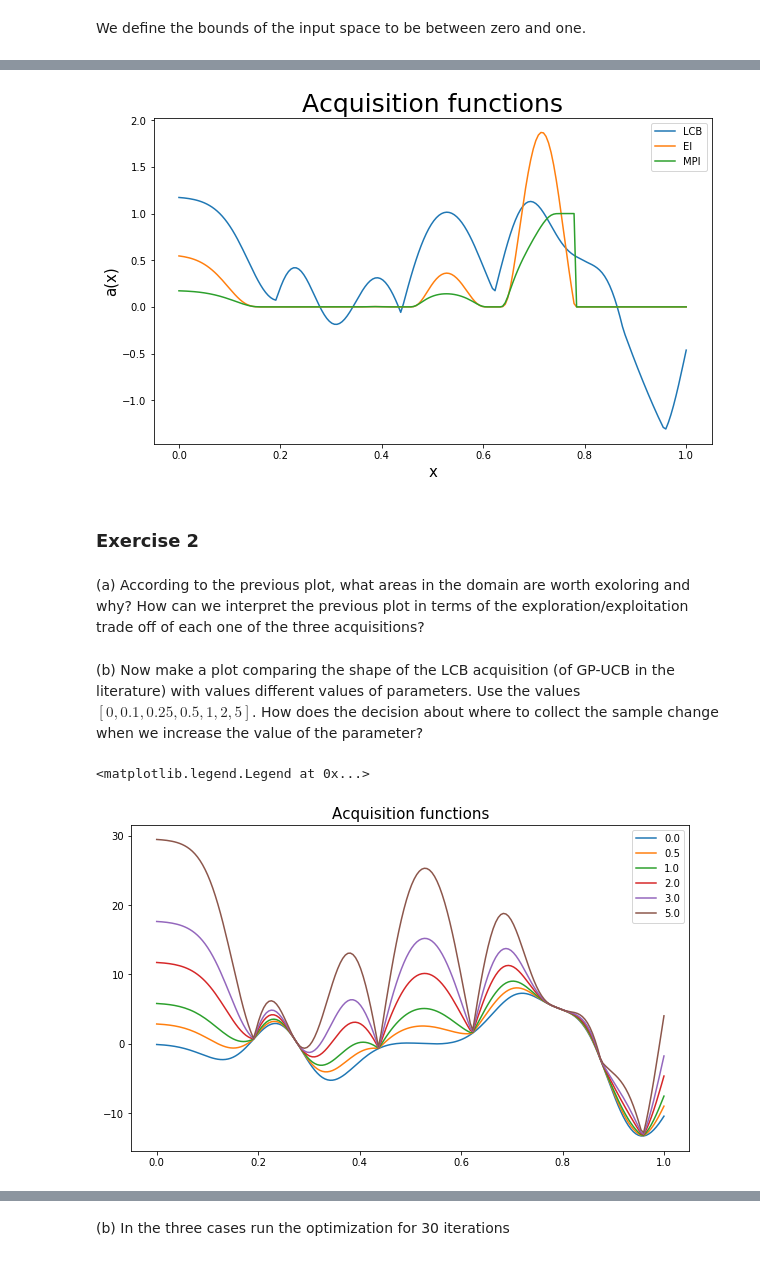
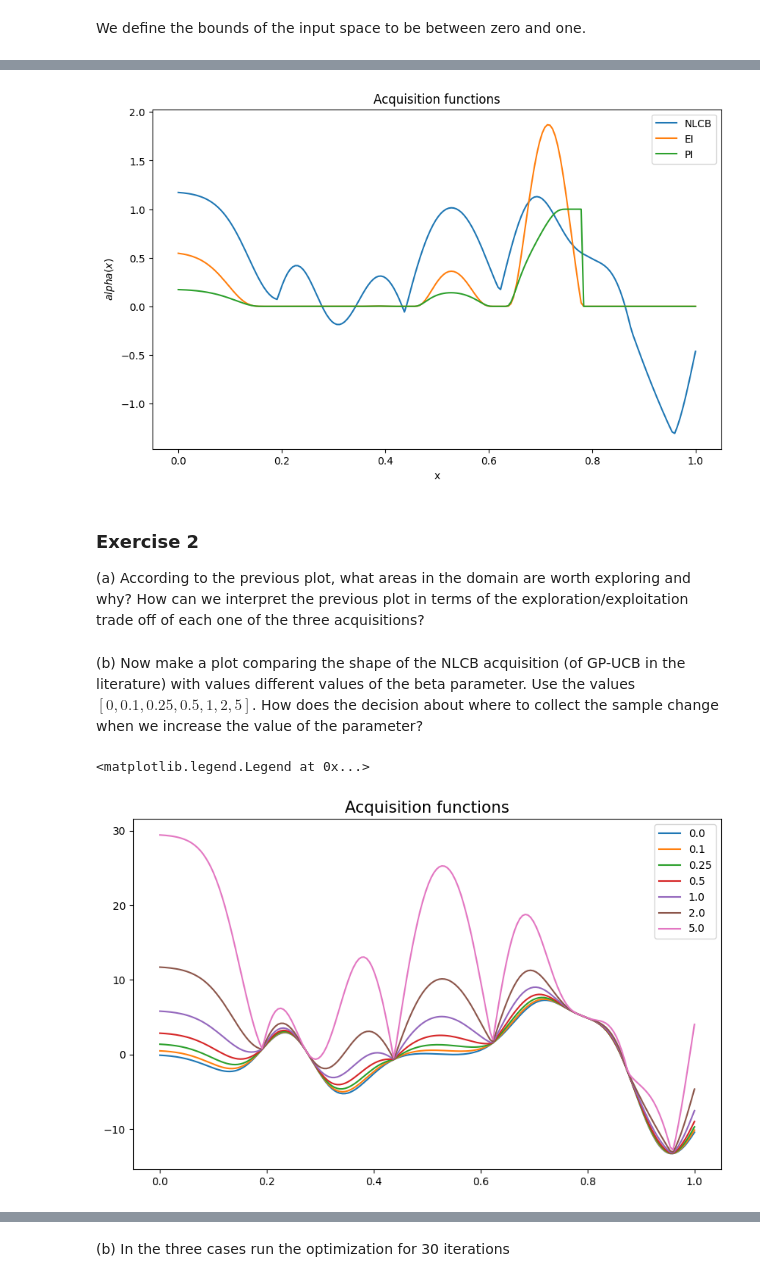
Before and after one commit to gpschool/labs, a Jupyter notebook: answers/lab_3.ipynb, the cells around one changed output, grey strips where cells are left out. Saved outputs shown, nothing was run; the diff lists cells and outputs as text; code cells hidden in the pictures.

```diff
--- a/answers/lab_3.ipynb
+++ b/answers/lab_3.ipynb
@@ -52 +204,6 @@ f_objective = f_sim.f                                         # objective functi
+# %%
+from emukit.test_functions import forrester_function
+
+f_true, bounds = forrester_function()             # true function and parameter space
+f_objective, _ = forrester_function(noise_standard_deviation=.25)        # noisy version, will be used as noisy objective
 # %% [markdown]
@@ -221,7 +427,6 @@ m.plot([0,1])
 
 ## Now we pass this model into a GPyOpt Gaussian process model
 
-from GPyOpt.models import GPModel
-model = GPModel(optimize_restarts=5,verbose=False)
-model.model = m
+from emukit.model_wrappers import GPyModelWrapper
+model = GPyModelWrapper(m, n_restarts=5)
 # %% [output]
@@ -243,5 +444,5 @@ Now we create thee objects, one for each acquisition. The gitter parameter, to b
 # %%
-acq_EI = AcquisitionEI(model,space, jitter = 0)
-acq_LCB = AcquisitionLCB(model,space,exploration_weight = 2)
-acq_MPI = AcquisitionMPI(model,space,jitter = 0)
+acq_EI = ExpectedImprovement(model, jitter=0)
+acq_NLCB = NegativeLowerConfidenceBound(model, beta=2.0)
+acq_PI = ProbabilityOfImprovement(model, jitter=0)
 # %% [markdown]
@@ -250,31 +451,30 @@ The objects acq_EI, acq_LCB, acq_MPI contain the acquisition functions and their
 # Plot the three acquisition functions (factor 0.1 added in in the LCB for visualization)
 X_grid = np.linspace(0,1,200)[:, None]
 plt.figure(figsize=(10,6))
-plt.title('Acquisition functions',size=25)
-plt.plot(X_grid, - 0.1*acq_LCB.acquisition_function(X_grid),label='LCB')
-plt.plot(X_grid, -acq_EI.acquisition_function(X_grid),label='EI')
-plt.plot(X_grid, -acq_MPI.acquisition_function(X_grid),label='MPI')
-plt.xlabel('x',size=15)
-plt.ylabel('a(x)',size=15)
-legend();
+plt.title('Acquisition functions')
+plt.plot(X_grid, 0.1*acq_NLCB.evaluate(X_grid), label='NLCB')
+plt.plot(X_grid, acq_EI.evaluate(X_grid), label='EI')
+plt.plot(X_grid, acq_PI.evaluate(X_grid), label='PI')
+plt.xlabel('x')
+plt.ylabel('$alpha(x)$')
+plt.legend();
 # %% [output]
-[figure, old version]
+[figure, new version]
-# %% [markdown]
-### Exercise 2
 # %% [markdown]
-(a) According to the previous plot, what areas in the domain are worth exoloring and why? How can we interpret the previous plot in terms of the exploration/exploitation trade off of each one of the three acquisitions?
+### Exercise 2
+
+(a) According to the previous plot, what areas in the domain are worth exploring and why? How can we interpret the previous plot in terms of the exploration/exploitation trade off of each one of the three acquisitions?
 # %% [markdown]
-(b) Now make a plot comparing the shape of the LCB acquisition (of GP-UCB in the literature) with values different values of parameters. Use the values $[0,0.1,0.25,0.5,1,2,5]$. How does the decision about where to collect the sample change when we increase the value of the parameter?
+(b) Now make a plot comparing the shape of the NLCB acquisition (of GP-UCB in the literature) with values different values of the beta parameter. Use the values $[0,0.1,0.25,0.5,1,2,5]$. How does the decision about where to collect the sample change when we increase the value of the parameter?
 # %%
-acq_LCB = AcquisitionLCB(model,space,exploration_weight = 0)
-grid_par = np.array([0,0.5,1,2,3,5])
+beta_grid = np.array([0, 0.1, 0.25, 0.5, 1, 2, 5])
 
 plt.figure(figsize=(10,6))
-plt.title('Acquisition functions',size=15)
-for param in grid_par:
-    acq_LCB = AcquisitionLCB(model,space,exploration_weight = param)
-    plt.plot(X_grid, -acq_LCB.acquisition_function(X_grid),label=str(param))
-legend()
+plt.title('Acquisition functions', size=15)
+for param in beta_grid:
+    acq_NLCB = NegativeLowerConfidenceBound(model, beta=param)
+    plt.plot(X_grid, acq_NLCB.evaluate(X_grid), label=str(param))
+plt.legend()
 # %% [output]
 <matplotlib.legend.Legend at 0x...>
-[figure, old version]
+[figure, new version]
```
Also changed, not shown: parts of 86 cells of this notebook, 2 other files.
